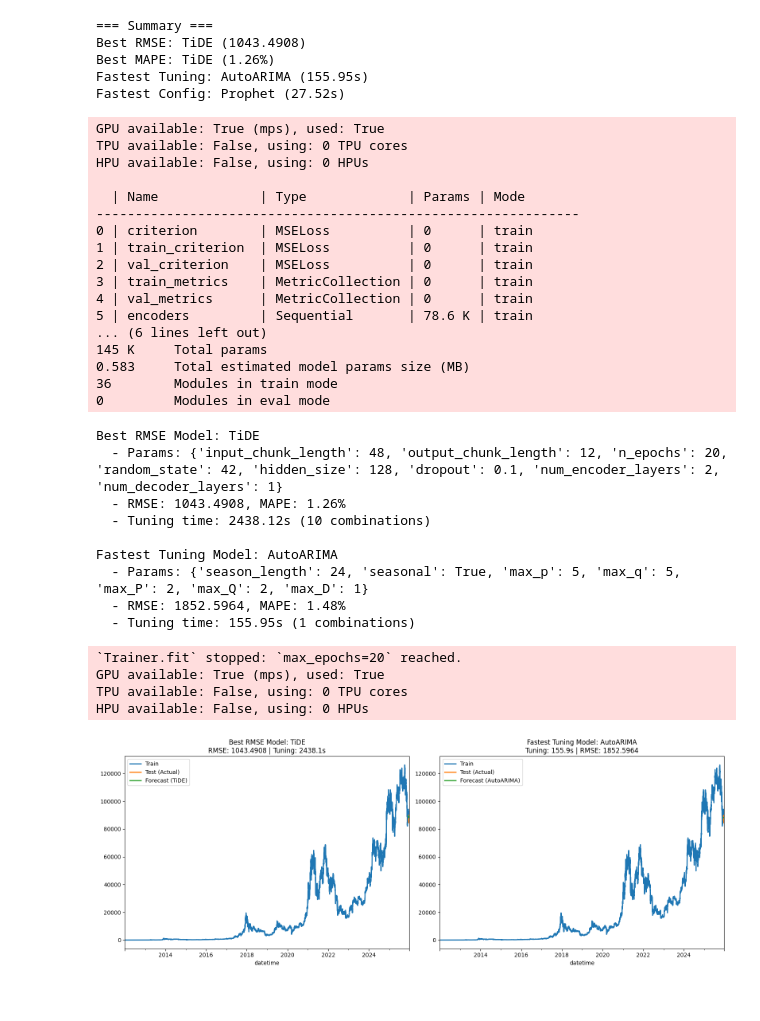
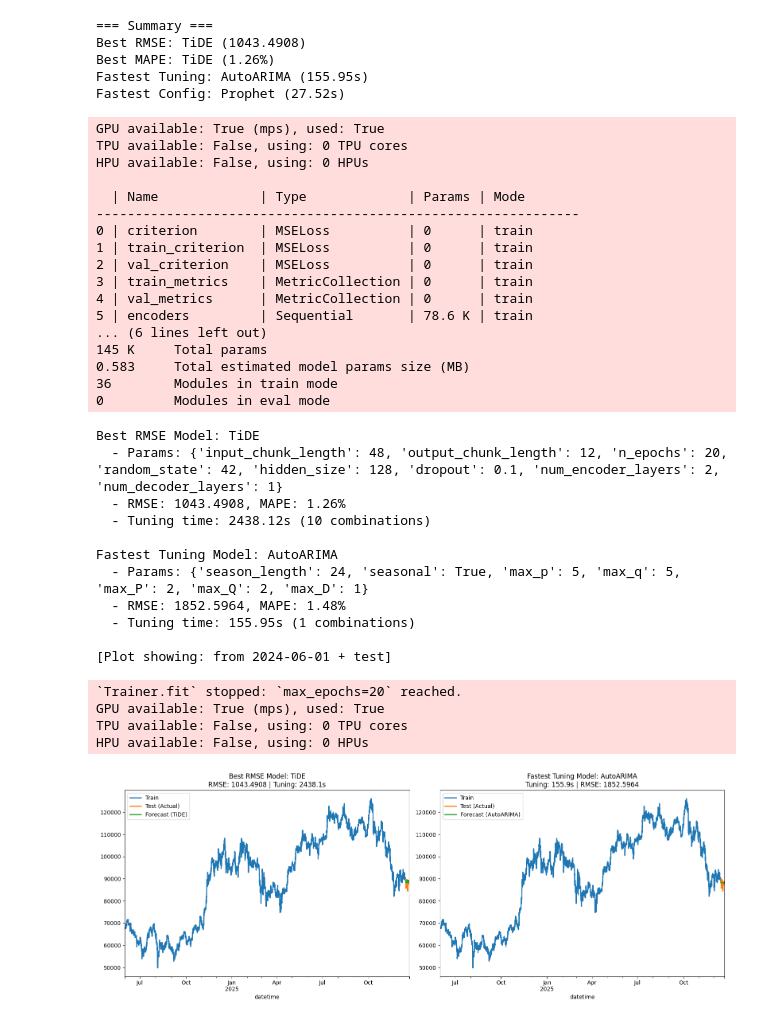
Before and after one commit to ContiHan/Statistika, a Jupyter notebook: forecasting/05_forecasting_kaggle_btcusd_hourly.ipynb, the cells around one changed output. Drawn from its saved outputs; the diff is of its cells as text; code cells hidden in the pictures.

```diff
--- a/forecasting/05_forecasting_kaggle_btcusd_hourly.ipynb
+++ b/forecasting/05_forecasting_kaggle_btcusd_hourly.ipynb
@@ -789,6 +789,28 @@ Fastest Tuning: AutoARIMA (155.95s)
 Fastest Config: Prophet (27.52s)
 # %%
 # 9. Final Prediction with Best Model (RMSE) and Fastest Tuning Model
+
+# ============================================================================
+# PLOT CONFIGURATION - CHANGE THIS TO ADJUST VISUALIZATION
+# ============================================================================
+# Options:
+#   - None: show full train + test
+#   - Integer (e.g., 500): show last N points of train + test
+#   - String date (e.g., "2021-01-01"): show data from this date onwards
+PLOT_FROM = "2024-06-01"  # <-- CHANGE THIS VALUE AND RE-RUN ONLY THIS CELL
+
+def get_plot_slice(series, plot_from):
+    """Slice series for plotting based on plot_from parameter."""
+    if plot_from is None:
+        return series
+    elif isinstance(plot_from, int):
+        # Last N points
+        return series[-plot_from:] if len(series) > plot_from else series
+    elif isinstance(plot_from, str):
+        # From specific date
+        start_time = pd.Timestamp(plot_from)
+        return series.slice(start_time, series.end_time())
+    return series
 
 def train_and_predict(model_name, params, is_dl):
     """Helper function to train model and get predictions."""
@@ -840,6 +862,10 @@ if not results_df.empty:
     print(f"  - Params: {fastest_params}")
     print(f"  - RMSE: {fastest_row['RMSE']:.4f}, MAPE: {fastest_row['MAPE']:.2f}%")
     print(f"  - Tuning time: {fastest_row['Tuning Time (s)']:.2f}s ({fastest_row['Combinations']} combinations)")
+    print(f"\n[Plot showing: {'last ' + str(PLOT_FROM) + ' train points' if isinstance(PLOT_FROM, int) else 'from ' + PLOT_FROM if isinstance(PLOT_FROM, str) else 'full data'} + test]")
+
+    # Get sliced train for plotting
+    train_plot = get_plot_slice(train, PLOT_FROM)
 
     # Create predictions
     fig, axes = plt.subplots(1, 2, figsize=(16, 6))
@@ -847,7 +873,7 @@ if not results_df.empty:
     # Plot 1: Best RMSE Model
     pred_rmse = train_and_predict(best_rmse_model, best_rmse_params, is_dl_rmse)
     if pred_rmse is not None:
-        train.plot(ax=axes[0], label='Train')
+        train_plot.plot(ax=axes[0], label='Train')
         test.plot(ax=axes[0], label='Test (Actual)')
         pred_rmse.plot(ax=axes[0], label=f'Forecast ({best_rmse_model})')
         axes[0].set_title(f'Best RMSE Model: {best_rmse_model}\nRMSE: {best_rmse_row["RMSE"]:.4f} | Tuning: {best_rmse_row["Tuning Time (s)"]:.1f}s')
@@ -863,7 +889,7 @@ if not results_df.empty:
         pred_fast = train_and_predict(fastest_model, fastest_params, is_dl_fastest)
 
     if pred_fast is not None:
-        train.plot(ax=axes[1], label='Train')
+        train_plot.plot(ax=axes[1], label='Train')
         test.plot(ax=axes[1], label='Test (Actual)')
         pred_fast.plot(ax=axes[1], label=f'Forecast ({fastest_model})')
         axes[1].set_title(f'Fastest Tuning Model: {fastest_model}\nTuning: {fastest_row["Tuning Time (s)"]:.1f}s | RMSE: {fastest_row["RMSE"]:.4f}')
@@ -880,31 +906,33 @@ else:
 GPU available: True (mps), used: True
 TPU available: False, using: 0 TPU cores
 HPU available: False, using: 0 HPUs
 
   | Name             | Type             | Params | Mode
 --------------------------------------------------------------
 0 | criterion        | MSELoss          | 0      | train
 1 | train_criterion  | MSELoss          | 0      | train
 2 | val_criterion    | MSELoss          | 0      | train
 3 | train_metrics    | MetricCollection | 0      | train
 4 | val_metrics      | MetricCollection | 0      | train
 5 | encoders         | Sequential       | 78.6 K | train
 ... (6 lines left out)
 145 K     Total params
 0.583     Total estimated model params size (MB)
 36        Modules in train mode
 0         Modules in eval mode
 Best RMSE Model: TiDE
   - Params: {'input_chunk_length': 48, 'output_chunk_length': 12, 'n_epochs': 20, 'random_state': 42, 'hidden_size': 128, 'dropout': 0.1, 'num_encoder_layers': 2, 'num_decoder_layers': 1}
   - RMSE: 1043.4908, MAPE: 1.26%
   - Tuning time: 2438.12s (10 combinations)
 
 Fastest Tuning Model: AutoARIMA
   - Params: {'season_length': 24, 'seasonal': True, 'max_p': 5, 'max_q': 5, 'max_P': 2, 'max_Q': 2, 'max_D': 1}
   - RMSE: 1852.5964, MAPE: 1.48%
   - Tuning time: 155.95s (1 combinations)
+
+[Plot showing: from 2024-06-01 + test]
 `Trainer.fit` stopped: `max_epochs=20` reached.
 GPU available: True (mps), used: True
 TPU available: False, using: 0 TPU cores
 HPU available: False, using: 0 HPUs
-[figure, old version]
+[figure, new version]
```
Also changed, not shown: 4 other files.
